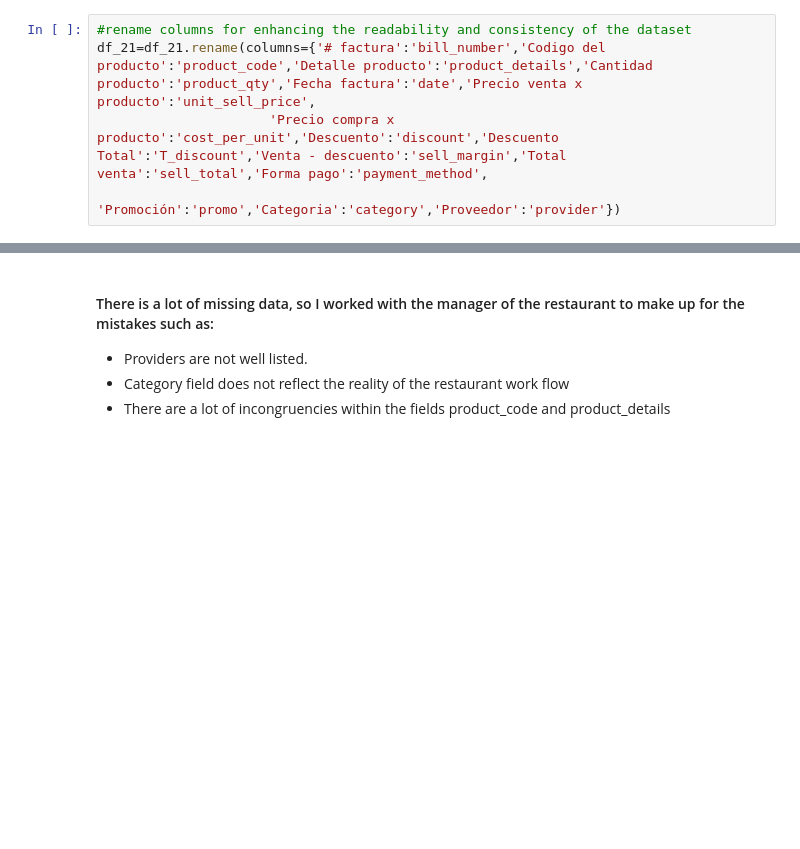
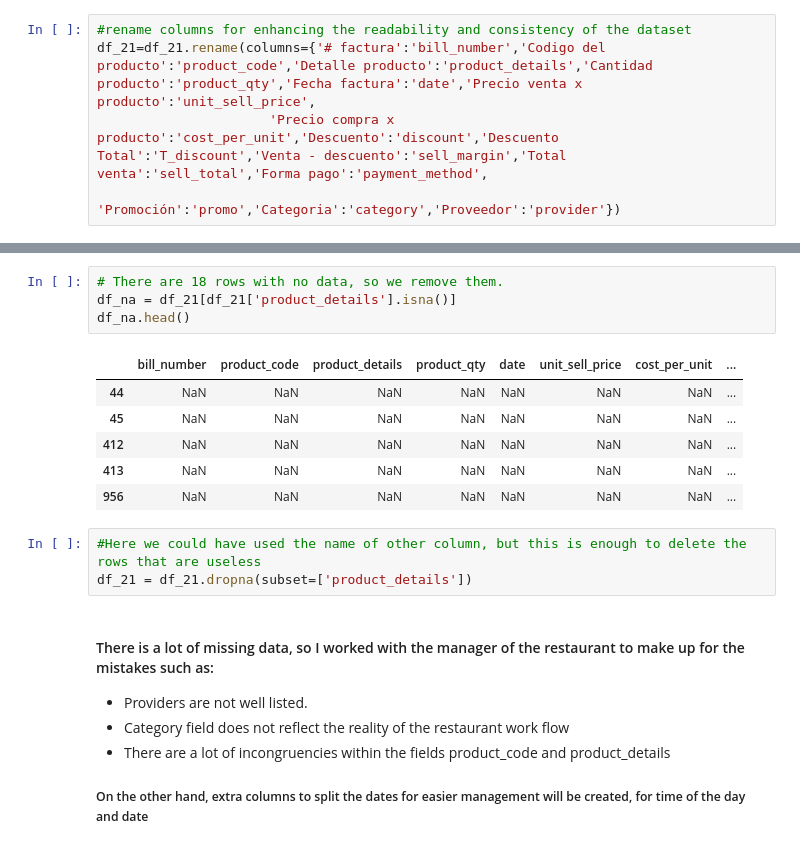
Before and after one commit to oferreirap/Data_analysis_portfolio, a Jupyter notebook: SNUCKS/Analysis/Cleaning_and_format.ipynb, the cells around one changed output, grey strips where cells are left out. Cells and saved outputs as stored; diff of their text form; blank space fills up the shorter version.

Commit message:
deleted some columns and started cleaening process

```diff
--- a/SNUCKS/Analysis/Cleaning_and_format.ipynb
+++ b/SNUCKS/Analysis/Cleaning_and_format.ipynb
@@ -91,8 +96,24 @@ df_21.head()
 | 2 | No4 | 79 | Soda con frutas | 1.0 | 2021-04-26 16:54:27 | 5000.0 | 2000.0 | ... |
 | 3 | No5 | MAC | Mogollitas de Arroz con Cacao 100... | 1.0 | 2021-04-26 17:33:26 | 12000.0 | 7500.0 | ... |
 | 4 | No5 | 66 | Americano | 1.0 | 2021-04-26 17:33:26 | 3000.0 | 1000.0 | ... |
+# %%
+# There are 18 rows with no data, so we remove them.
+df_na = df_21[df_21['product_details'].isna()]
+df_na.head()
+# %% [output]
+|  | bill_number | product_code | product_details | product_qty | date | unit_sell_price | cost_per_unit | ... |
+| 44 | NaN | NaN | NaN | NaN | NaN | NaN | NaN | ... |
+| 45 | NaN | NaN | NaN | NaN | NaN | NaN | NaN | ... |
+| 412 | NaN | NaN | NaN | NaN | NaN | NaN | NaN | ... |
+| 413 | NaN | NaN | NaN | NaN | NaN | NaN | NaN | ... |
+| 956 | NaN | NaN | NaN | NaN | NaN | NaN | NaN | ... |
+# %%
+#Here we could have used the name of other column, but this is enough to delete the rows that are useless
+df_21 = df_21.dropna(subset=['product_details'])
 # %% [markdown]
 #### There is a lot of missing data, so I worked with the manager of the restaurant to make up for the mistakes such as:
 * Providers are not well listed.
 * Category field does not reflect the reality of the restaurant work flow
 * There are a lot of incongruencies within the fields product_code and product_details
+
+##### On the other hand, extra columns to split the dates for easier management will be created, for time of the day and date
```
Also changed, not shown: parts of 13 cells of this notebook.
